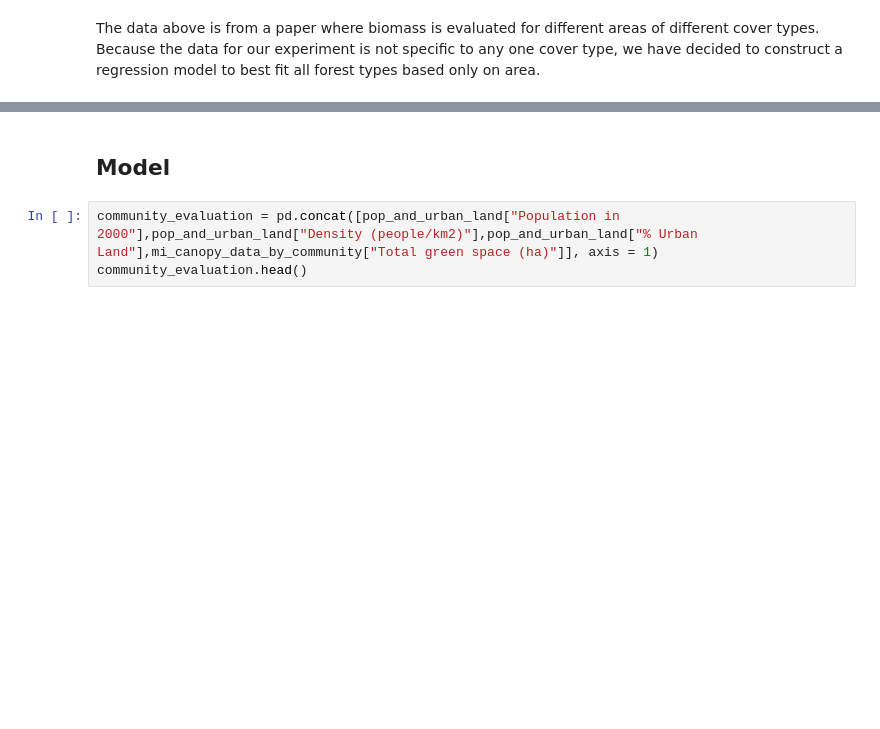
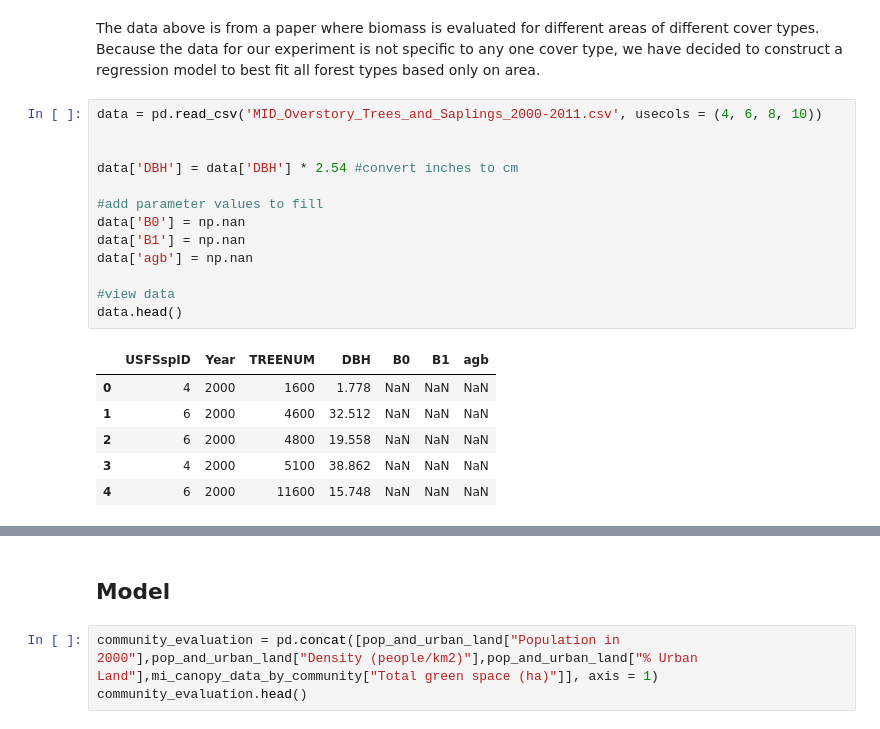
Before and after one commit to mcint199/Environmental-1, a Jupyter notebook: Env1_ForestCanopyResilience_FinalProject.ipynb, the cells around one changed output, grey strips where cells are left out. Saved outputs shown, nothing was run; the diff lists cells and outputs as text; blank space fills up the shorter version.

```diff
--- a/Env1_ForestCanopyResilience_FinalProject.ipynb
+++ b/Env1_ForestCanopyResilience_FinalProject.ipynb
@@ -134,3 +144,23 @@ known_biomass.head()
 | 4 | Taiga | 23.8 | 28.2 | 23.8 | 29.5 | 702.0 | ... |
 # %% [markdown]
 The data above is from a paper where biomass is evaluated for different areas of different cover types. Because the data for our experiment is not specific to any one cover type, we have decided to construct a regression model to best fit all forest types based only on area.
+# %%
+data = pd.read_csv('MID_Overstory_Trees_and_Saplings_2000-2011.csv', usecols = (4, 6, 8, 10))
+
+
+data['DBH'] = data['DBH'] * 2.54 #convert inches to cm
+
+#add parameter values to fill
+data['B0'] = np.nan
+data['B1'] = np.nan
+data['agb'] = np.nan
+
+#view data
+data.head()
+# %% [output]
+|  | USFSspID | Year | TREENUM | DBH | B0 | B1 | agb |
+| 0 | 4 | 2000 | 1600 | 1.778 | NaN | NaN | NaN |
+| 1 | 6 | 2000 | 4600 | 32.512 | NaN | NaN | NaN |
+| 2 | 6 | 2000 | 4800 | 19.558 | NaN | NaN | NaN |
+| 3 | 4 | 2000 | 5100 | 38.862 | NaN | NaN | NaN |
+| 4 | 6 | 2000 | 11600 | 15.748 | NaN | NaN | NaN |
```
Also changed, not shown: parts of 9 cells of this notebook, 2 other files.
